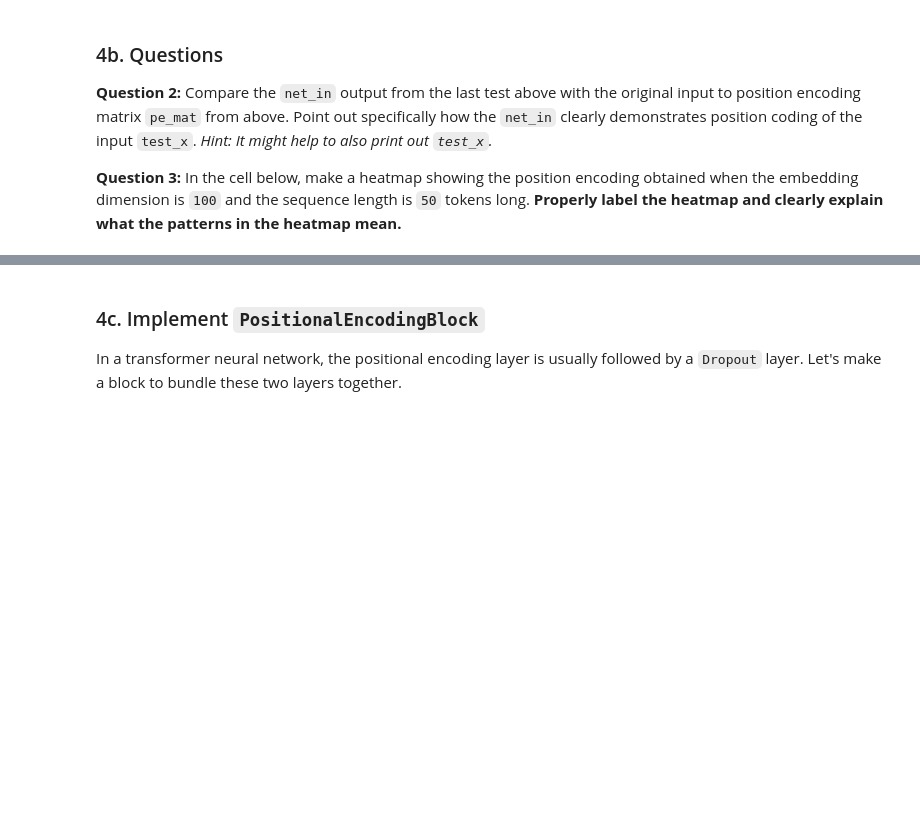
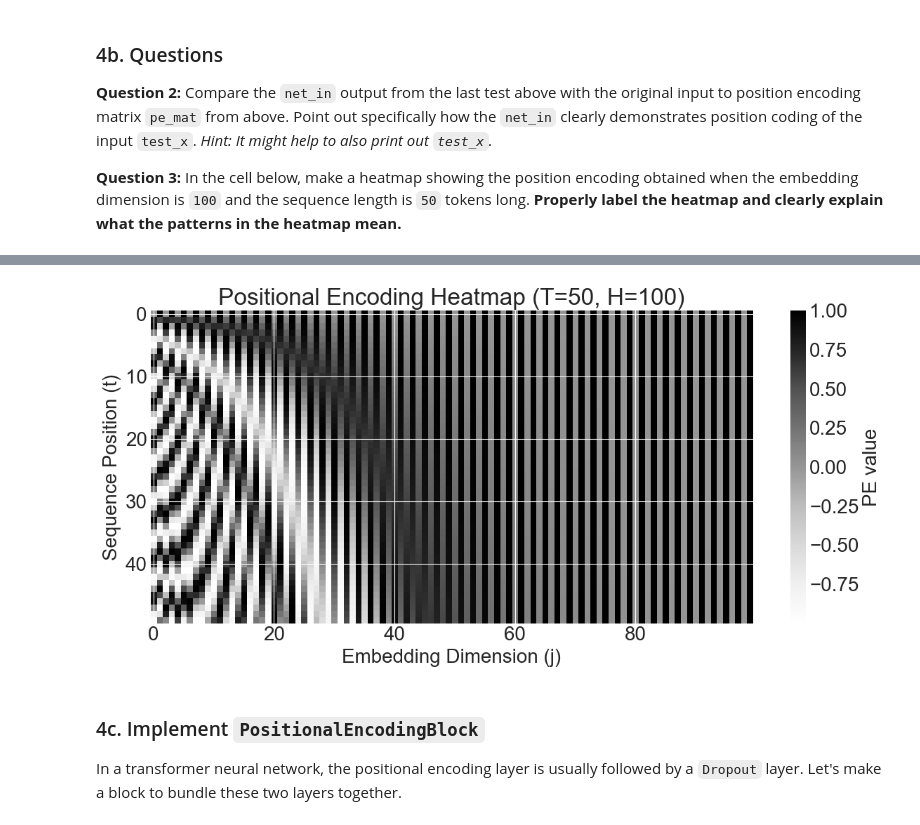
Before and after one commit to derekhessinger/CS444-project4, a Jupyter notebook: transformer_block.ipynb, the cells around one changed output, grey strips where cells are left out. Saved outputs shown, nothing was run; the diff lists cells and outputs as text; code cells hidden in the pictures; blank space fills up the shorter version.

```diff
--- a/transformer_block.ipynb
+++ b/transformer_block.ipynb
@@ -1389,3 +1432,22 @@ tf.Tensor(
+# %%
+pe_layer = PositionalEncoding('pe100', embed_dim=100, prev_layer_or_block=None)
+
+#We just want PE, so wewill plug in 0
+zero_input = tf.zeros((1, 50, 100), dtype=tf.float32)
+net_in = pe_layer.compute_net_input(zero_input)(1, 50, 100)
+
+pos_encoding = net_in[0].numpy()#(50, 100)
+
+plt.figure(figsize=(12, 6))
+plt.imshow(pos_encoding, aspect='auto')
+plt.xlabel('Embedding Dimension (j)')
+plt.ylabel('Sequence Position (t)')
+plt.title('Positional Encoding Heatmap (T=50, H=100)')
+plt.colorbar(label='PE value')
+plt.tight_layout()
+plt.show()
+# %% [output]
+[figure, added]
 # %% [markdown]
 ### 4c. Implement `PositionalEncodingBlock`
 
```
Also changed, not shown: parts of 16 cells of this notebook, 2 other files.
